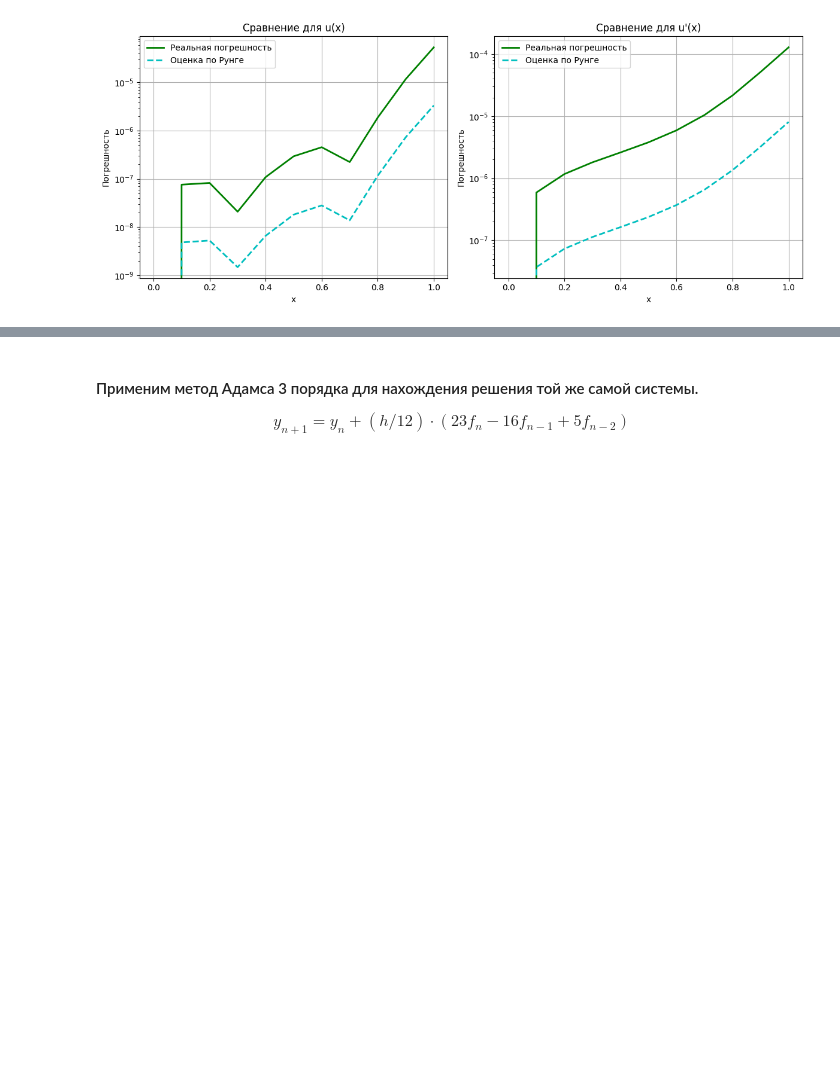
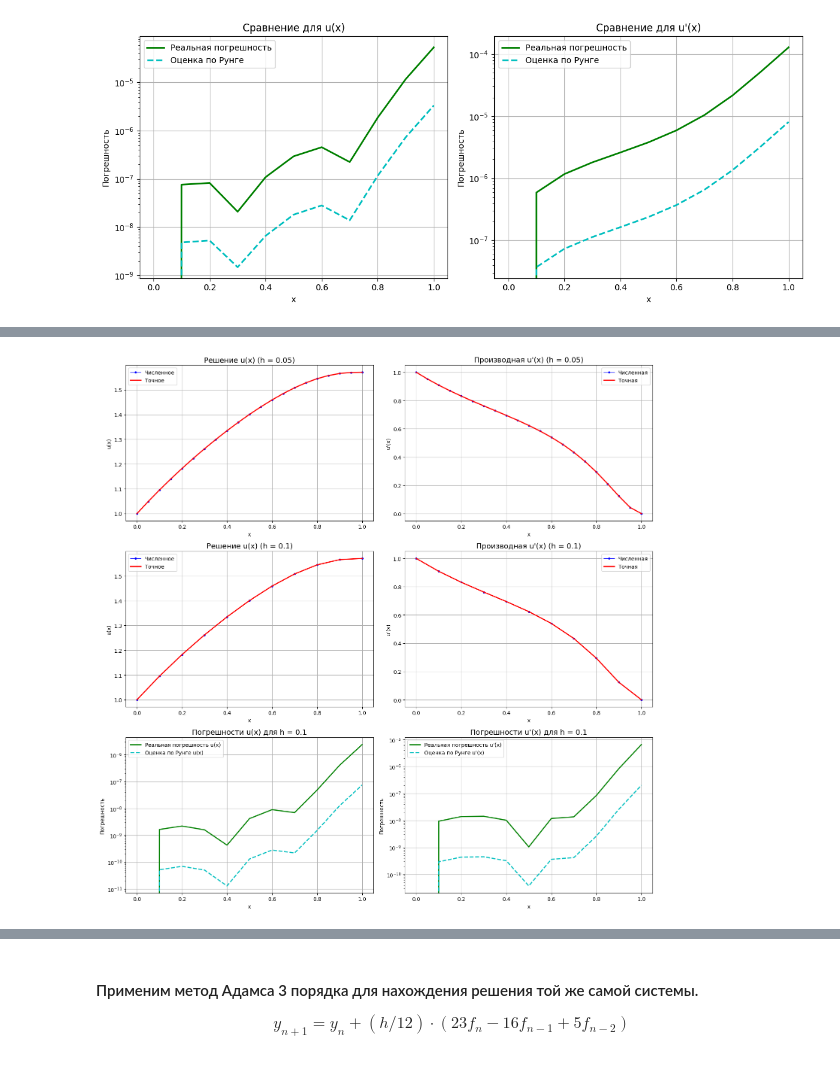
Before and after one commit to pos002/Numerical-Methods-2025, a Jupyter notebook: Lab_5_nm.ipynb, the cells around one changed output, grey strips where cells are left out. Drawn from its saved outputs; the diff is of its cells as text; code cells hidden in the pictures; blank space fills up the shorter version.

```diff
--- a/Lab_5_nm.ipynb
+++ b/Lab_5_nm.ipynb
@@ -336,0 +454,88 @@ plt.show()
+# %%
+plt.figure(figsize=(15, 15))
+
+# Для h = 0.05
+plt.subplot(3, 2, 1)
+plt.plot(x1, u_numerical1, 'bo-', markersize=3, linewidth=1, label='Численное')
+plt.plot(x1, u_exact1, 'r-', linewidth=2, label='Точное')
+plt.xlabel('x')
+plt.ylabel('u(x)')
+plt.title(f'Решение u(x) (h = {h[0]})', fontsize = 14)
+plt.legend()
+plt.grid(True)
+
+plt.subplot(3, 2, 2)
+plt.plot(x1, u_prime_numerical1, 'bo-', markersize=3, linewidth=1, label='Численная')
+plt.plot(x1, u_prime_exact1, 'r-', linewidth=2, label='Точная')
+plt.xlabel('x')
+plt.ylabel("u'(x)")
+plt.title(f'Производная u\'(x) (h = {h[0]})', fontsize = 14)
+plt.legend()
+plt.grid(True)
+
+# Для h = 0.1
+plt.subplot(3, 2, 3)
+plt.plot(x2, u_numerical2, 'bo-', markersize=3, linewidth=1, label='Численное')
+plt.plot(x2, u_exact2, 'r-', linewidth=2, label='Точное')
+plt.xlabel('x')
+plt.ylabel('u(x)')
+plt.title(f'Решение u(x) (h = {h[1]})', fontsize = 14)
+plt.legend()
+plt.grid(True)
+
+plt.subplot(3, 2, 4)
+plt.plot(x2, u_prime_numerical2, 'bo-', markersize=3, linewidth=1, label='Численная')
+plt.plot(x2, u_prime_exact2, 'r-', linewidth=2, label='Точная')
+plt.xlabel('x')
+plt.ylabel("u'(x)")
+plt.title(f'Производная u\'(x) (h = {h[1]})', fontsize = 14)
+plt.legend()
+plt.grid(True)
+
+# Погрешности и оценка по Рунге
+plt.subplot(3, 2, 5)
+plt.semilogy(x2, error_u2, 'g-', linewidth=2, label='Реальная погрешность u(x)')
+plt.semilogy(x2, runge_error_u, 'c--', linewidth=2, label='Оценка по Рунге u(x)')
+plt.xlabel('x')
+plt.ylabel('Погрешность')
+plt.title(f'Погрешности u(x) для h = {h[1]}', fontsize = 14)
+plt.legend()
+plt.grid(True)
+
+plt.subplot(3, 2, 6)
+plt.semilogy(x2, error_u_prime2, 'g-', linewidth=2, label="Реальная погрешность u'(x)")
+plt.semilogy(x2, runge_error_u_prime, 'c--', linewidth=2, label="Оценка по Рунге u'(x)")
+plt.xlabel('x')
+plt.ylabel('Погрешность')
+plt.title(f"Погрешности u'(x) для h = {h[1]}", fontsize = 14)
+plt.legend()
+plt.grid(True)
+
+plt.tight_layout()
+plt.show()
+
+# Дополнительный анализ: сравнение реальной погрешности и оценки по Рунге
+plt.figure(figsize=(12, 5))
+
+plt.subplot(1, 2, 1)
+plt.semilogy(x2, error_u2, 'g-', linewidth=2, label='Реальная погрешность')
+plt.semilogy(x2, runge_error_u, 'c--', linewidth=2, label='Оценка по Рунге')
+plt.xlabel('x')
+plt.ylabel('Погрешность')
+plt.title('Сравнение для u(x)')
+plt.legend()
+plt.grid(True)
+
+plt.subplot(1, 2, 2)
+plt.semilogy(x2, error_u_prime2, 'g-', linewidth=2, label='Реальная погрешность')
+plt.semilogy(x2, runge_error_u_prime, 'c--', linewidth=2, label='Оценка по Рунге')
+plt.xlabel('x')
+plt.ylabel('Погрешность')
+plt.title("Сравнение для u'(x)")
+plt.legend()
+plt.grid(True)
+
+plt.tight_layout()
+plt.show()
+# %% [output]
+[figure, added]
```
Also changed, not shown: parts of 8 cells of this notebook, 4 other files.
